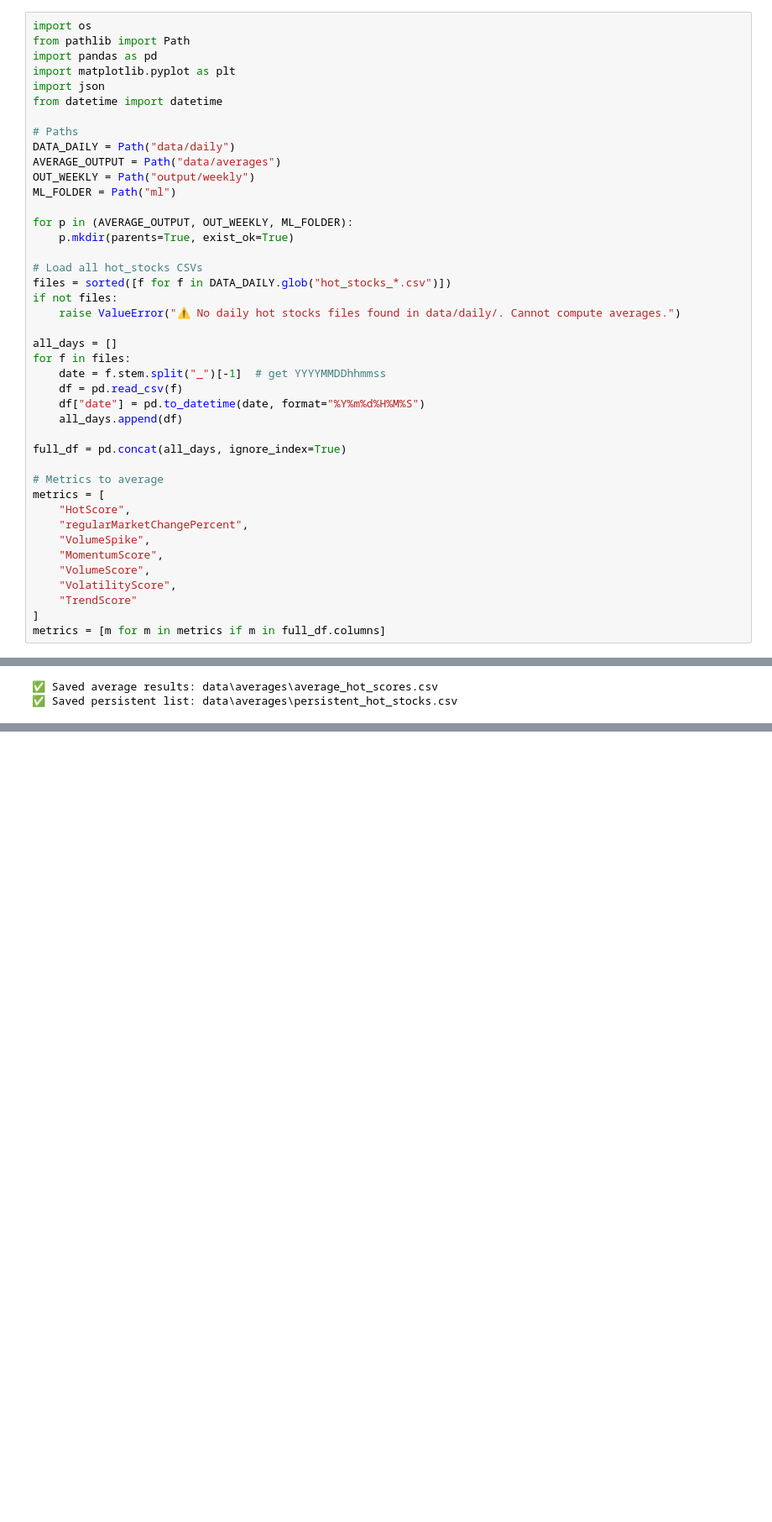
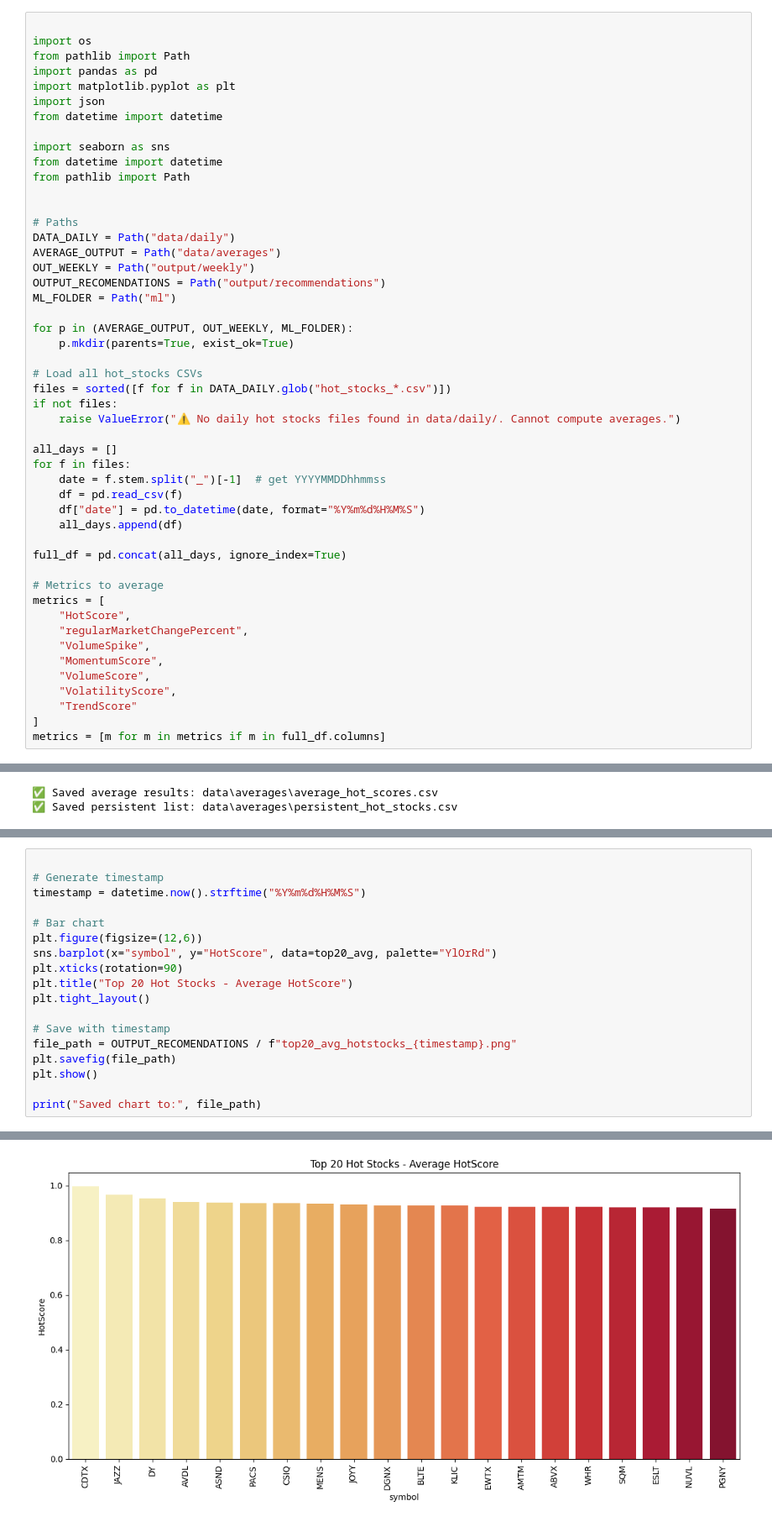
Before and after one commit to jamesmedice/jupyter-hot-stock-scanner, a Jupyter notebook: 03-average_stock_recommendations_yahoo.ipynb, the cells around one changed output, grey strips where cells are left out. Shown at 84% size. Saved outputs shown, nothing was run; the diff lists cells and outputs as text; blank space fills up the shorter version.

Commit message:
fix output

```diff
--- a/03-average_stock_recommendations_yahoo.ipynb
+++ b/03-average_stock_recommendations_yahoo.ipynb
@@ -1,4 +1,5 @@
 # %%
+
 import os
 from pathlib import Path
 import pandas as pd
@@ -6,10 +7,16 @@ import matplotlib.pyplot as plt
 import json
 from datetime import datetime
 
+import seaborn as sns
+from datetime import datetime
+from pathlib import Path
+
+
 # Paths
 DATA_DAILY = Path("data/daily")
 AVERAGE_OUTPUT = Path("data/averages")
 OUT_WEEKLY = Path("output/weekly")
+OUTPUT_RECOMENDATIONS = Path("output/recommendations")
 ML_FOLDER = Path("ml")
 
 for p in (AVERAGE_OUTPUT, OUT_WEEKLY, ML_FOLDER):
@@ -131,0 +139,19 @@ Saved: data\averages\metadata_weekly_20251119.json
+# %%
+
+# Generate timestamp
+timestamp = datetime.now().strftime("%Y%m%d%H%M%S")
+
+# Bar chart
+plt.figure(figsize=(12,6))
+sns.barplot(x="symbol", y="HotScore", data=top20_avg, palette="YlOrRd")
+plt.xticks(rotation=90)
+plt.title("Top 20 Hot Stocks - Average HotScore")
+plt.tight_layout()
+
+# Save with timestamp
+file_path = OUTPUT_RECOMENDATIONS / f"top20_avg_hotstocks_{timestamp}.png"
+plt.savefig(file_path)
+plt.show()
+
+print("Saved chart to:", file_path)
+# %% [output]
@@ -131,0 +161 @@ Saved: data\averages\metadata_weekly_20251119.json
+[figure, added]
```
Also changed, not shown: parts of 3 cells of this notebook, 8 other files.
